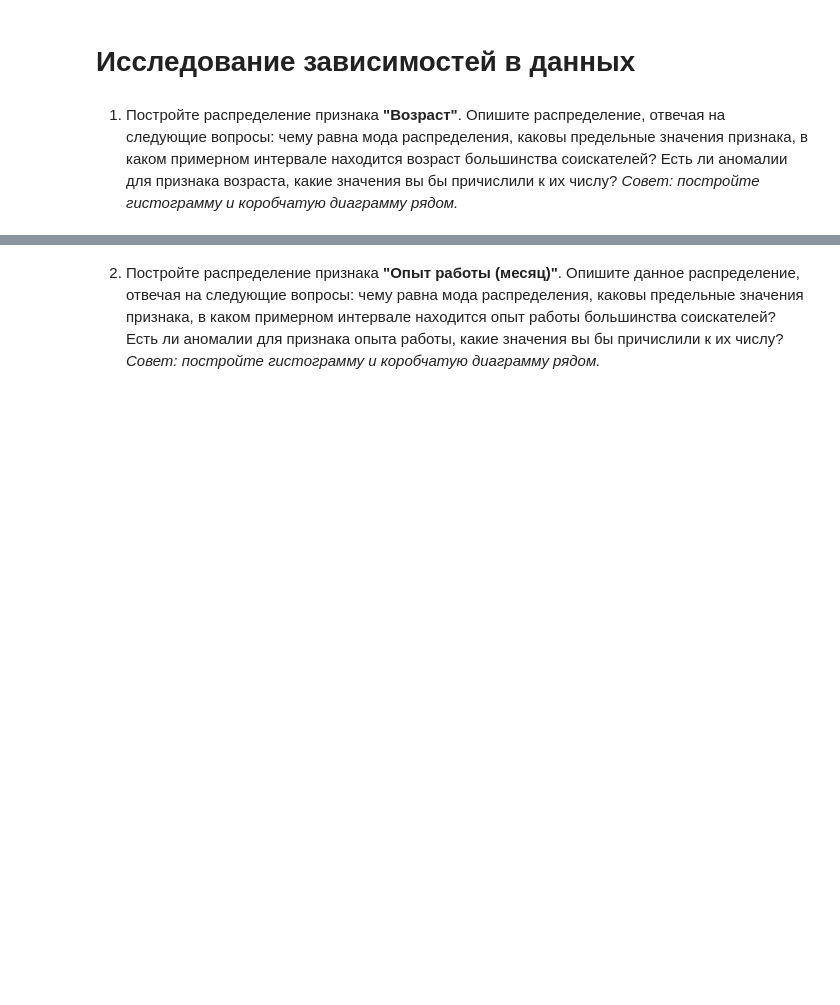
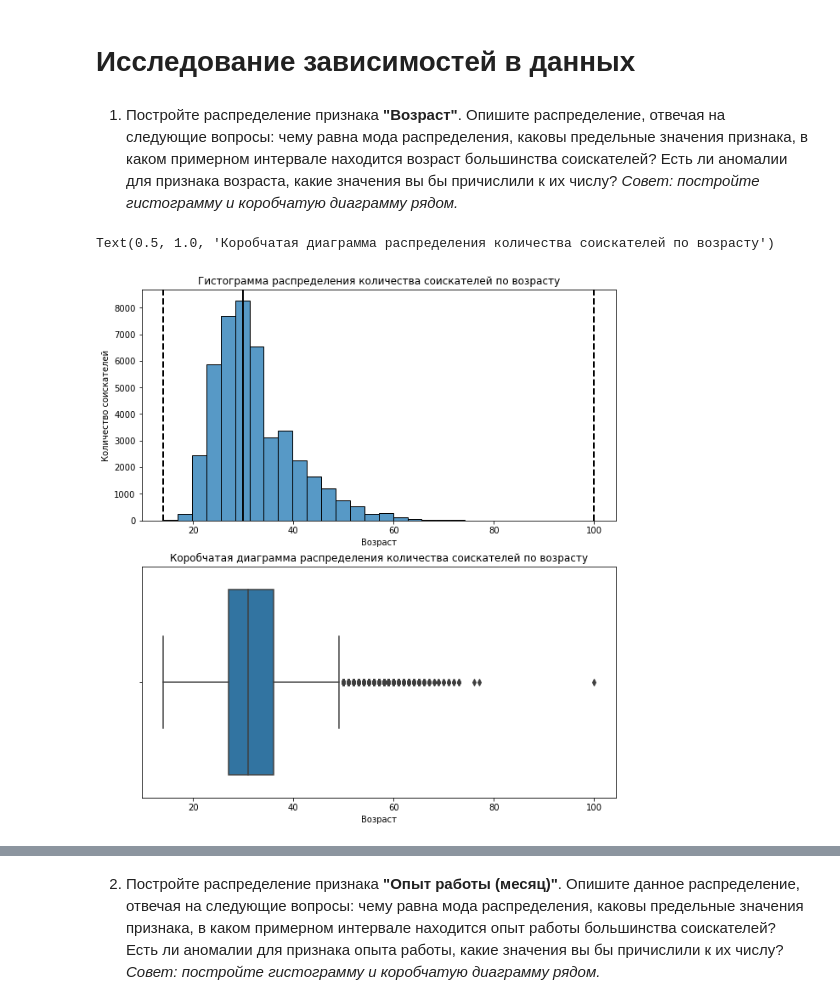
Before and after one commit to AndreiDS63/sf_data_science, a Jupyter notebook: project-1 HH/Ноутбук-шаблон Project 1.ipynb, the cells around one changed output, grey strips where cells are left out. Cells and saved outputs as stored; diff of their text form; code cells hidden in the pictures; blank space fills up the shorter version.

```diff
--- a/project-1 HH/Ноутбук-шаблон Project 1.ipynb
+++ b/project-1 HH/Ноутбук-шаблон Project 1.ipynb
@@ -580,6 +572,33 @@ df = df.drop(['ЗП', 'зарплата_сумма', 'зарплата_валю
 # %% [markdown]
 1. Постройте распределение признака **"Возраст"**. Опишите распределение, отвечая на следующие вопросы: чему равна мода распределения, каковы предельные значения признака, в каком примерном интервале находится возраст большинства соискателей? Есть ли аномалии для признака возраста, какие значения вы бы причислили к их числу?
 *Совет: постройте гистограмму и коробчатую диаграмму рядом.*
+# %%
+# читаем новый датафрейм из нового файла
+df1 = pd.read_csv('data/dst-3.0_16_1_hh_database_v1.csv', sep=';')
+df = df1.drop(['Unnamed: 0'], axis=1)
 # %%
-# ваш код здесь
+fig, axes = plt.subplots(nrows=2, ncols=1, figsize=(10, 11))
+histplot = sns.histplot(
+    data=df,
+    x='Возраст',
+    ax=axes[0],
+    bins=30
+);
+
+histplot.set_title('Гистограмма распределения количества соискателей по возрасту')
+histplot.set_ylabel('Количество соискателей')
+histplot.axvline(df['Возраст'].mode()[0], color='k', lw=2)
+histplot.axvline(df['Возраст'].min(), color='k', ls='--', lw=2)
+histplot.axvline(df['Возраст'].max(), color='k', ls='--', lw=2)
+
+boxplot = sns.boxplot(
+    data=df,
+    x='Возраст',
+    ax=axes[1],
+)
+
+boxplot.set_title('Коробчатая диаграмма распределения количества соискателей по возрасту')
+# %% [output]
+Text(0.5, 1.0, 'Коробчатая диаграмма распределения количества соискателей по возрасту')
+[figure, added]
 # %% [markdown]
```
Also changed, not shown: parts of 27 cells of this notebook, 2 other files.
